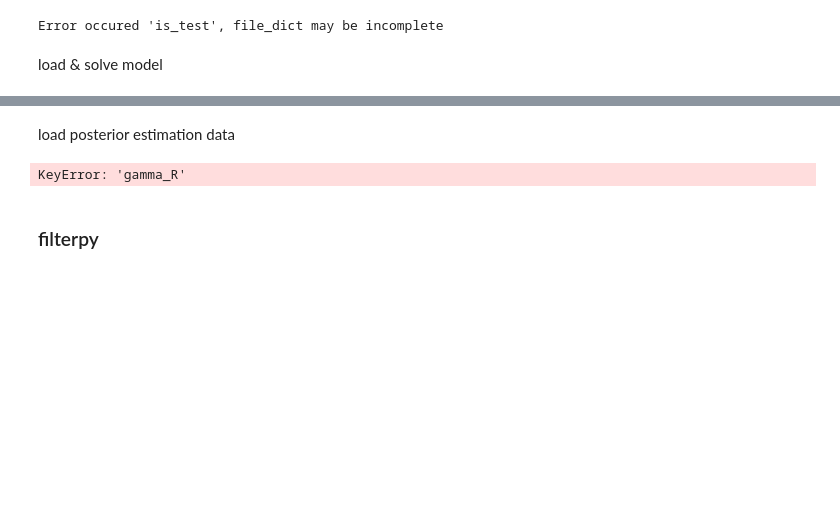
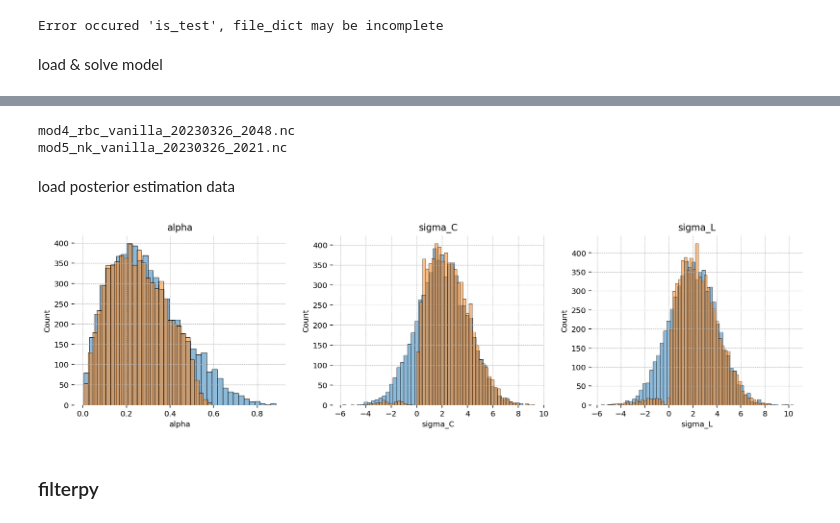
Before and after one commit to lukasgrahl/memoire1, a Jupyter notebook: notebooks/04-forecasting.ipynb, the cells around one changed output, grey strips where cells are left out. Drawn from its saved outputs; the diff is of its cells as text; code cells hidden in the pictures; blank space fills up the shorter version.

```diff
--- a/notebooks/04-forecasting.ipynb
+++ b/notebooks/04-forecasting.ipynb
@@ -71,22 +50,35 @@ mod5_nk_vanilla_2023-03-26_16_2.nc
+# %%
+from config import mod4_params, mod4_priors, mod5_params, mod5_priors
+mods = {'mod4_rbc_vanilla': {'params': mod4_params,
+                             'priors': mod4_priors,
+                             'plot_vars': ['A', 'Y', 'C', 'I', 'L', 'w', 'r', 'lambda']},
+        'mod5_nk_vanilla': {'params': mod5_params,
+                            'priors': mod5_priors,
+                            'plot_vars': ['A', 'Y', 'C', 'I', 'L', 'w', 'r', 'lambda', 'pi', 'pi_obj']}}
+
+# load model
+for item in mods.keys():
+    mods[item]['mod'] = gEconModel(os.path.join(MODEL_DIR, f'{item}.gcn'), verbose=False)
+
+# solve model
+for item in mods.keys():
+    _, mods[item]['mod'] = solve_updated_mod(mods[item]['mod'], verbose=False)
+    assert _ == True
+
+# load posterior estimates
+for key in mods.keys():
+    file_name = get_most_recent_mod_output(POST_EST_DIR, key)
+    print(file_name)
+    mods[key]['post_out'] = xr.open_dataset(os.path.join(POST_EST_DIR, file_name))
+# %% [output]
+mod4_rbc_vanilla_20230326_2048.nc
+mod5_nk_vanilla_20230326_2021.nc
 # %% [markdown]
 load posterior estimation data
 # %%
-name = 'mod5_nk_vanilla'
+name = 'mod4_rbc_vanilla'
 xarr = mods[name]['post_out']
 mod = mods[name]['mod']
+prior_dist = mods[name]['priors']
+plot_vars = mods[name]['plot_vars']
+mod_params = mods[name]['params']
-# %%
-from scipy.stats import gamma, beta, norm
-prior_dist = {
-    'alpha': beta(2, 5),
-     'eta_p': beta(10, 3.4),
-     'gamma_Y': gamma(4, 0, .5),
-     'gamma_pi': gamma(4, 0, .5),
-     # 'rho_A': beta(.95, 0.04),
-     'epsilon_A': beta(1.2, 1.2),
-     'epsilon_R': beta(1.2, 1.2),
-     'sigma_C': norm(2, 2),
-     'sigma_L': norm(2, 2),
-     'epsilon_T': beta(1.2, 1.2),
-    'epsilon_Y': beta(1.2, 1.2),
-    'epsilon_pi': beta(1.2, 1.2),
-}
@@ -174,11 +85,11 @@ def plot_dfs(dfs_data: list, plotfunc, cols: int = 3, figsize: tuple = (14, 4),
 # %%
-n_runs = xarr.n_runs.values
+n_runs = xarr.n_runs_acc.values
 x1 = pd.DataFrame(xarr.posterior[int(n_runs/2):], columns=xarr.parameter)
 x2 = pd.DataFrame([[prior_dist[param].rvs() for item in range(0, int(n_runs/2))] for param in xarr.parameter.values],
                   index=xarr.parameter).transpose()
-plot_dfs(dfs_data=[x1, x2], plotfunc=sns.histplot, alpha=.5, legend=['posterior', 'prior'])
+plot_dfs(dfs_data=[x2, x1], plotfunc=sns.histplot, alpha=.5, legend=['prior', 'posterior'])
 # %% [output]
-KeyError: 'gamma_R'
+[figure, added]
 # %% [markdown]
 ### filterpy
 # %%
```
Also changed, not shown: parts of 19 cells of this notebook, 6 other files.
